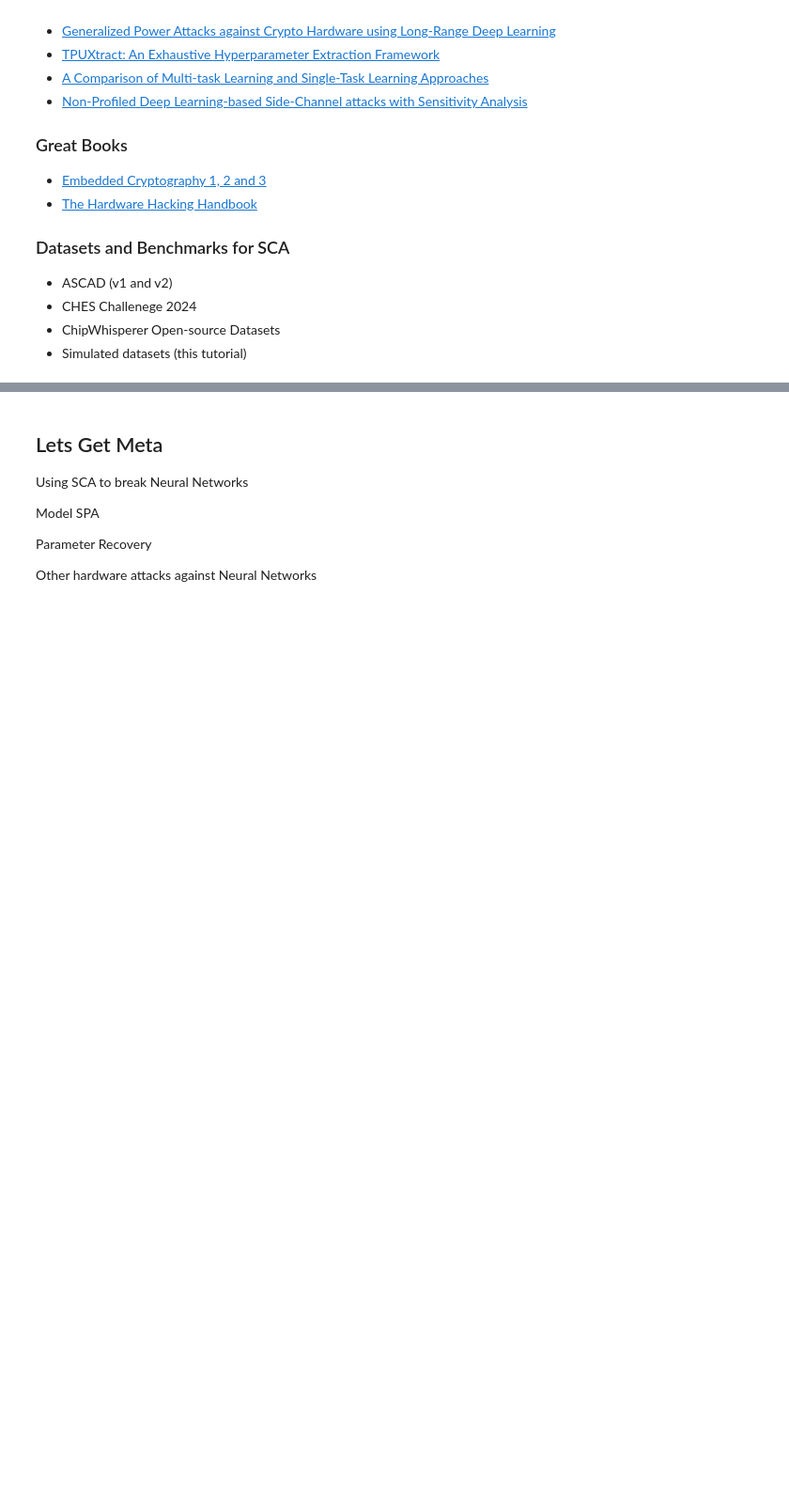
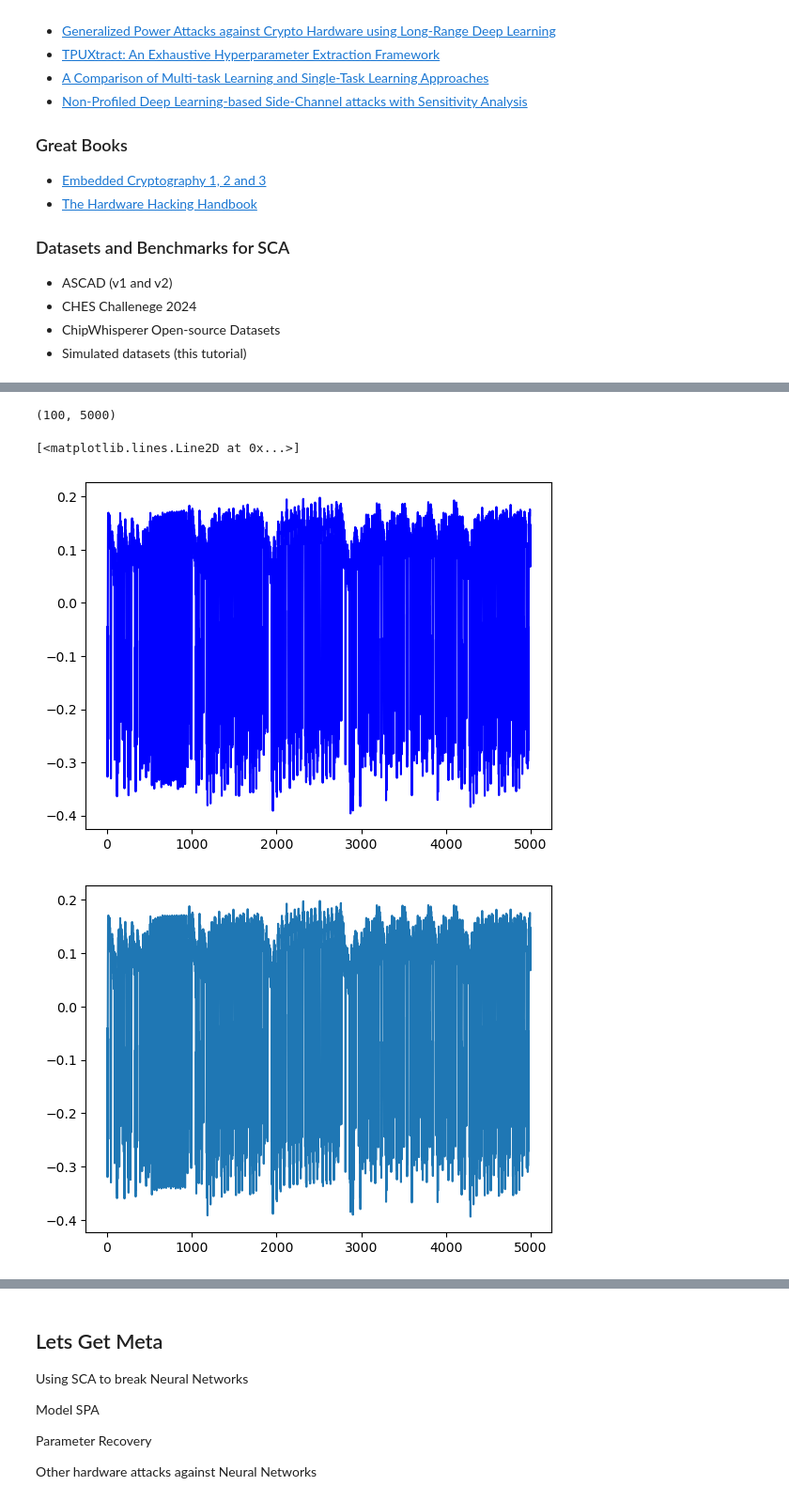
Before and after one commit to king2b3/sca_lecture, a Jupyter notebook: lecture_2_23.ipynb, the cells around one changed output, grey strips where cells are left out. Shown at 94% size. Cells and saved outputs as stored; diff of their text form; code cells hidden in the pictures; blank space fills up the shorter version.

```diff
--- a/lecture_2_23.ipynb
+++ b/lecture_2_23.ipynb
@@ -116,0 +135,23 @@ def gen_traces(number_traces):
+# %%
+from cwtraces import sca101_lab_data
+import chipwhisperer as cw
+
+data = sca101_lab_data["lab3_1"]()
+trace_array  =  data["trace_array"]
+textin_array = data["textin_array"]
+
+print(trace_array.shape)
+
+#look at avergage trace from simulated hardware
+
+plt.figure()
+plt.plot(np.arange(trace_array.shape[1]), trace_array[50], 'b')
+plt.figure()
+plt.plot(np.arange(trace_array.shape[1]), np.mean(trace_array, axis=0))
+plt.figure()
+plt.plot(np.arange(trace_array.shape[1]), np.mean(trace_array, axis=0) - trace_array[50])
+# %% [output]
+(100, 5000)
+[<matplotlib.lines.Line2D at 0x...>]
+[figure, added]
+[figure, added]
```
Also changed, not shown: parts of 22 cells of this notebook, 1 other file.
